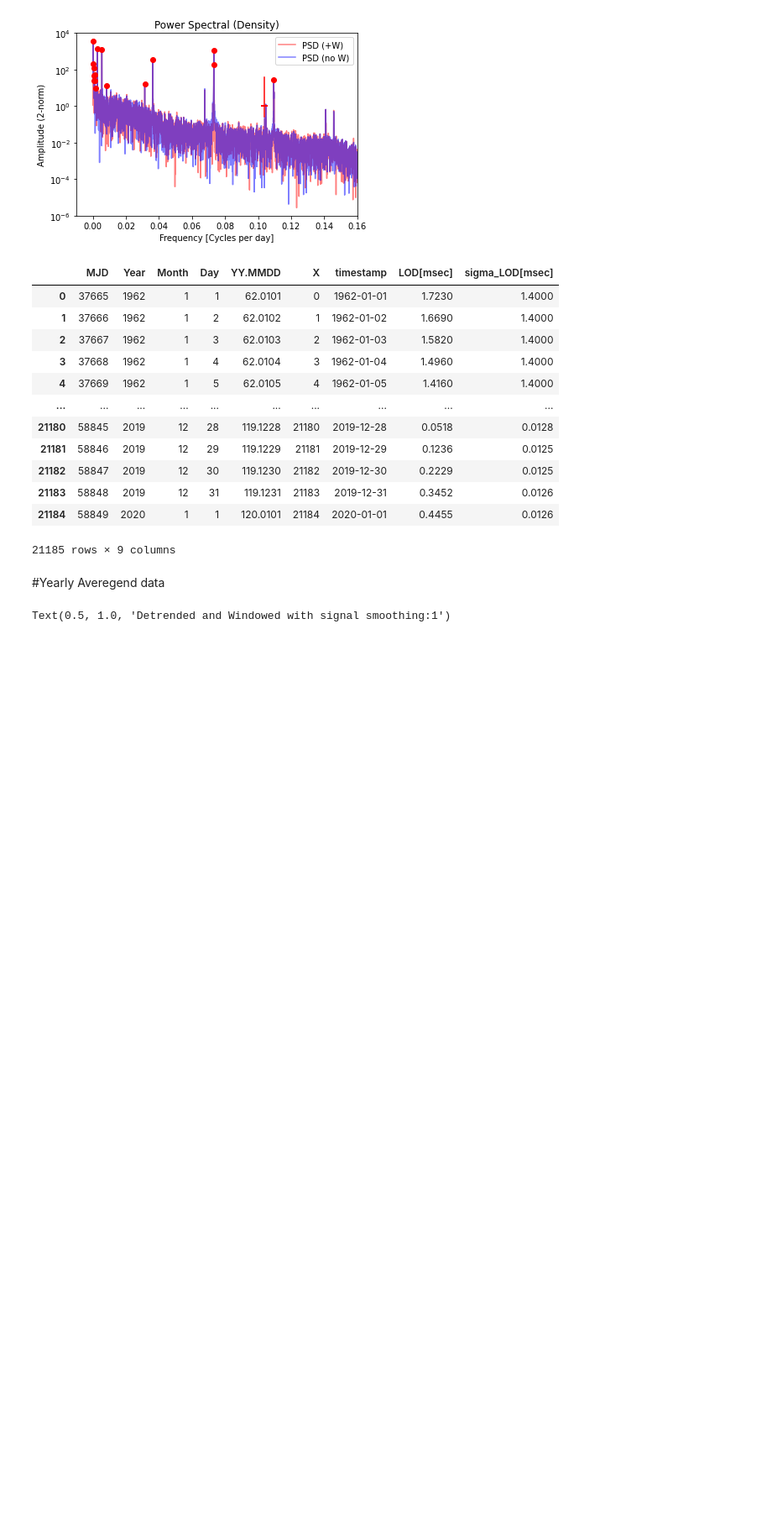
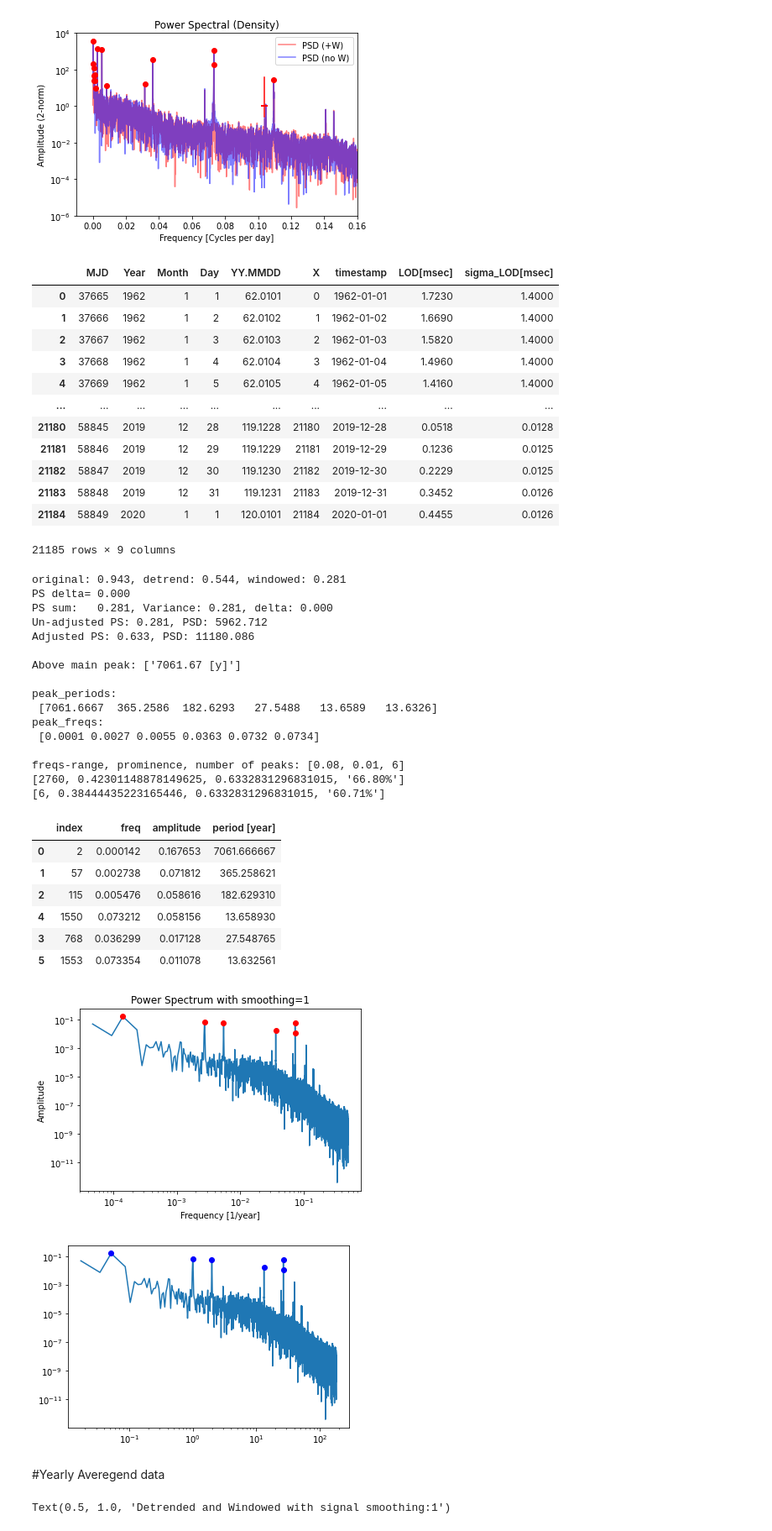
Before and after one commit to VGGatGitHub/Earth-Moon, a Jupyter notebook: IERS_Data_Analyses_Report.ipynb, the cells around one changed output. Shown at 84% size. Drawn from its saved outputs; the diff is of its cells as text; code cells hidden in the pictures; blank space fills up the shorter version.

```diff
--- a/IERS_Data_Analyses_Report.ipynb
+++ b/IERS_Data_Analyses_Report.ipynb
@@ -732,5 +757,70 @@ df
 | 21183 | 58848 | 2019 | 12 | 31 | 119.1231 | 21183 | 2019-12-31 | 0.3452 | 0.0126 |
 | 21184 | 58849 | 2020 | 1 | 1 | 120.0101 | 21184 | 2020-01-01 | 0.4455 | 0.0126 |
 21185 rows × 9 columns
+# %%
+time = pd.to_datetime(df['timestamp'],format='%Y-%m-%d').values
+signal = df['LOD[msec]'].values
+# %%
+ns=1 #frequency domain smoothing
+sn=1 #signal smoothing
+prominence=0.01
+
+freqs1, ps1, psd1 = spectrum4(signal, dt=1,nsmooth=ns,ssmooth=sn)
+
+fig, ax = plt.subplots()
+ax.loglog(freqs1, ps1)
+ax.set_ylabel( 'Amplitude' )
+ax.set_xlabel( 'Frequency [1/year]' )
+ax.set_title('Power Spectrum with smoothing='+str(ns))
+
+peaks = sig.find_peaks(ps1, prominence=prominence)[0]
+#peaks = ps1>=max(ps1[peaks])
+
+peak_freq =  freqs1[peaks]
+peak_power = ps1[peaks]
+ax.loglog(peak_freq, peak_power, 'ro')
+
+#add to the all_figs plot
+all_figs, allx = plt.subplots()
+allx.loglog(freqs1*365, ps1,label='dayly')
+allx.loglog(peak_freq*365, peak_power, 'bo')
+
+np.set_printoptions(precision=4)
+print("\nAbove main peak:",["%.2f [y]" % v for v in (1/freqs1[ps1>=max(ps1[peaks])])])
+
+print('\npeak_periods:\n',1/peak_freq)
+print('peak_freqs:\n',peak_freq)
+
+print("\nfreqs-range, prominence, number of peaks:",[frang,prominence,len(peaks)])
+
+output=show_peaks(freqs1,ps1,prominence=0.,dt='year')
+output=show_peaks(freqs1,ps1,prominence=prominence,dt='year')
+output
+# %% [output]
+original: 0.943, detrend: 0.544, windowed: 0.281
+PS delta= 0.000
+PS sum:   0.281, Variance: 0.281, delta: 0.000
+Un-adjusted PS: 0.281, PSD: 5962.712
+Adjusted PS: 0.633, PSD: 11180.086
+
+Above main peak: ['7061.67 [y]']
+
+peak_periods:
+ [7061.6667  365.2586  182.6293   27.5488   13.6589   13.6326]
+peak_freqs:
+ [0.0001 0.0027 0.0055 0.0363 0.0732 0.0734]
+
+freqs-range, prominence, number of peaks: [0.08, 0.01, 6]
+[2760, 0.42301148878149625, 0.6332831296831015, '66.80%']
+[6, 0.38444435223165446, 0.6332831296831015, '60.71%']
+|  | index | freq | amplitude | period [year] |
+| 0 | 2 | 0.000142 | 0.167653 | 7061.666667 |
+| 1 | 57 | 0.002738 | 0.071812 | 365.258621 |
+| 2 | 115 | 0.005476 | 0.058616 | 182.629310 |
+| 4 | 1550 | 0.073212 | 0.058156 | 13.658930 |
+| 3 | 768 | 0.036299 | 0.017128 | 27.548765 |
+| 5 | 1553 | 0.073354 | 0.011078 | 13.632561 |
+[figure, added]
+[figure, added]
 # %%
 def DataAvrg(df,dt='Year'): #monthly or yearly averged data
```
Also changed, not shown: parts of 23 cells of this notebook.
